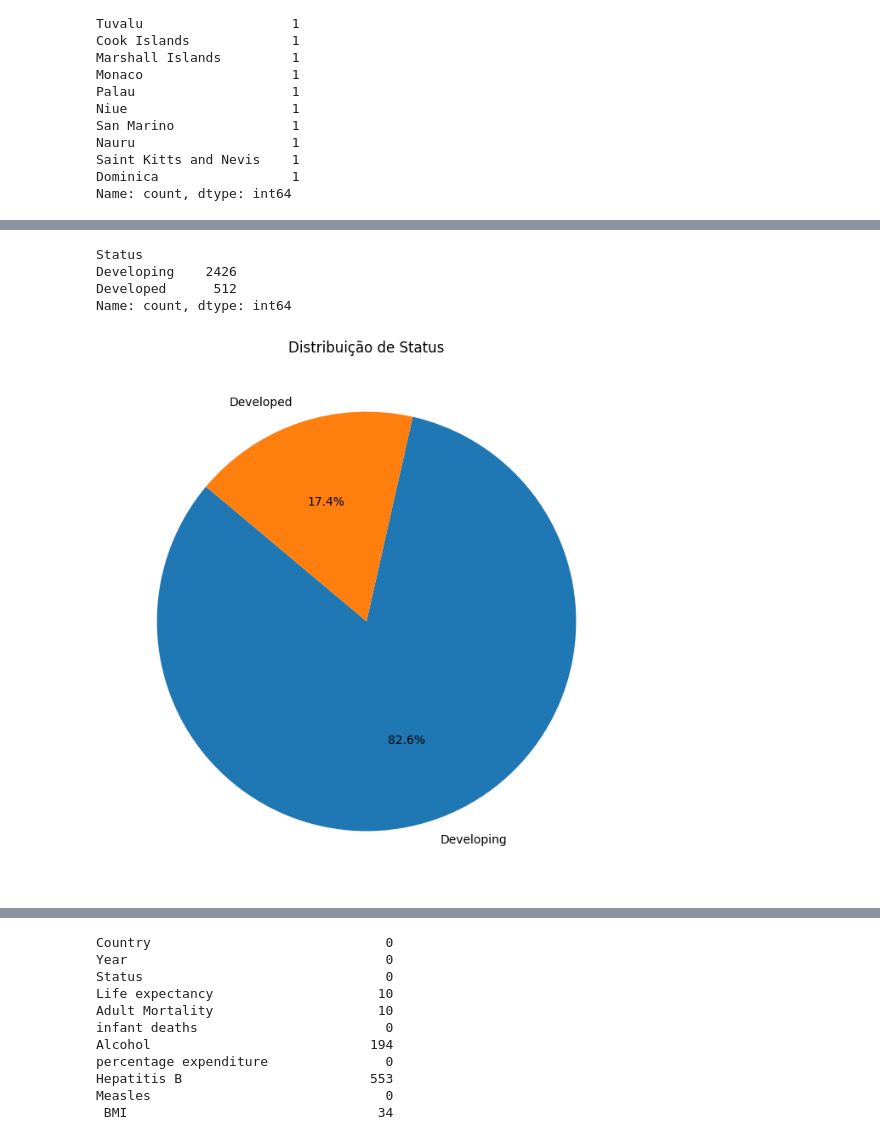
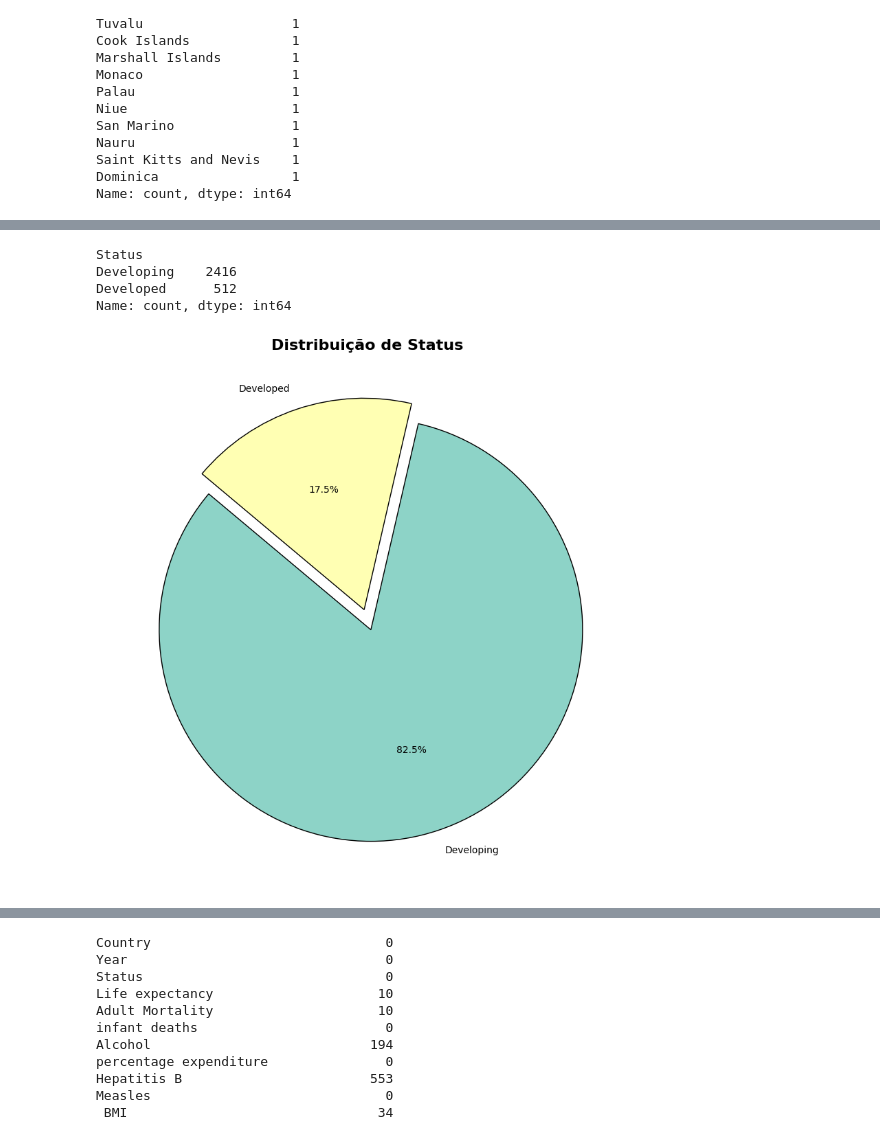
Before and after one commit to jpmrdad26/Projetos-Ciencia-de-dados, a Jupyter notebook: CRISP-DM Projeto Final.ipynb, the cells around one changed output, grey strips where cells are left out. Saved outputs shown, nothing was run; the diff lists cells and outputs as text; code cells hidden in the pictures.

```diff
--- a/CRISP-DM Projeto Final.ipynb
+++ b/CRISP-DM Projeto Final.ipynb
@@ -325,0 +328,11 @@ Name: count, dtype: int64
+# %%
+# vamos criar um dataframe para melhor analise dessas dados
+
+# Filtra os países que aparecem exatamente uma vez
+countries_one_occurrence = country_counts[country_counts == 1].index
+
+# Cria um DataFrame apenas com esses países
+df_one_occurrence = df[df['Country'].isin(countries_one_occurrence)]
+
+# Exibe o DataFrame com países que aparecem uma vez
+df_one_occurrence.head(15)
@@ -325,0 +354,6 @@ Name: count, dtype: int64
+# %%
+# Remove do DataFrame principal os países que aparecem apenas uma vez
+df_2= df[~df['Country'].isin(countries_one_occurrence)]
+
+# Exibe o DataFrame filtrado
+df_2.info()
@@ -326,20 +378,24 @@ Name: count, dtype: int64
 # %%
-df['Status'].value_counts()
+df_2['Status'].value_counts()
 # %% [output]
 Status
-Developing    2426
+Developing    2416
 Developed      512
 Name: count, dtype: int64
 # %%
 # Conta as ocorrências de cada categoria na coluna 'Status'
-status_counts = df['Status'].value_counts()
+status_counts = df_2['Status'].value_counts()
 
-# Cria um gráfico de pizza
-plt.figure(figsize=(8, 8))
-plt.pie(status_counts, labels=status_counts.index, autopct='%1.1f%%', startangle=140)
+colors = plt.get_cmap('Set3').colors
+
+# Cria um gráfico de pizza com melhorias visuais
+plt.figure(figsize=(10, 10))
+plt.pie(status_counts, labels=status_counts.index, autopct='%1.1f%%', startangle=140,
+        explode=[0.05] * len(status_counts), colors=colors[:len(status_counts)],
+        wedgeprops={'edgecolor': 'black'})
 
 # Configurações adicionais
-plt.title('Distribuição de Status')
+plt.title('Distribuição de Status', fontsize=16, fontweight='bold')
 plt.show()
 # %% [output]
-[figure, old version]
+[figure, new version]
```
Also changed, not shown: parts of 15 cells of this notebook.
